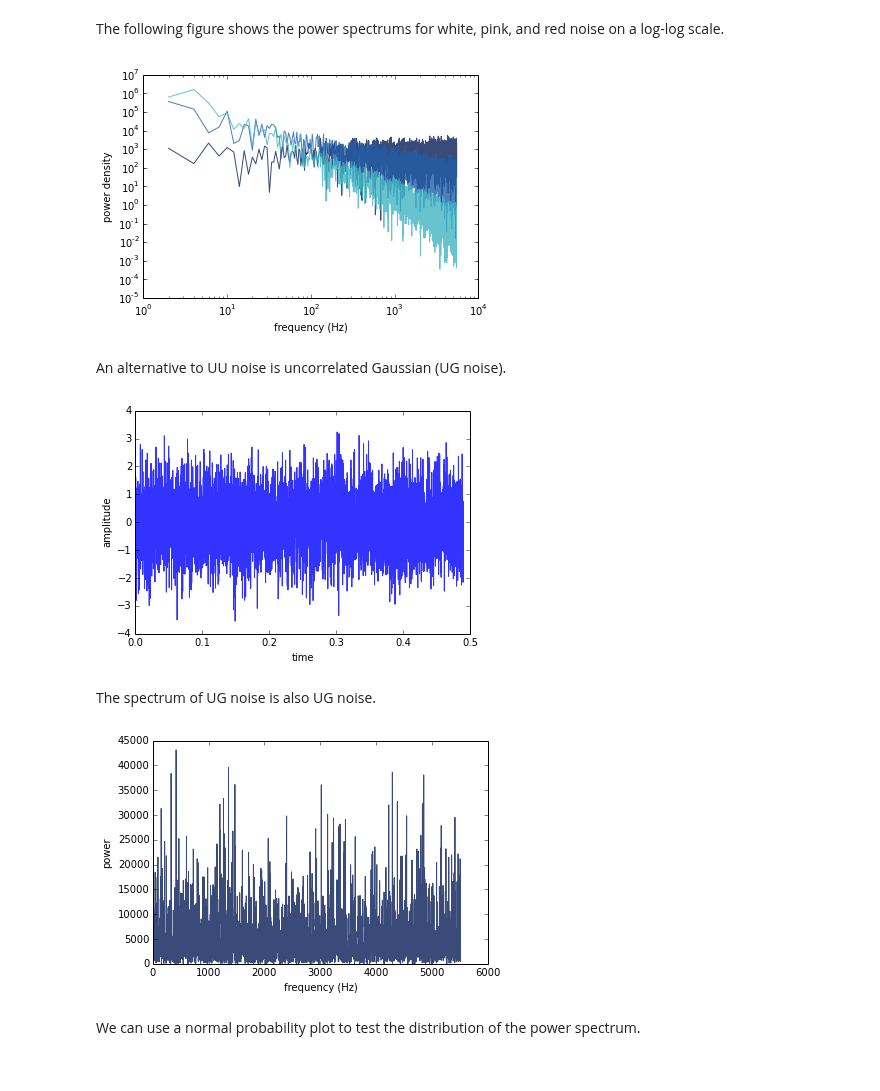
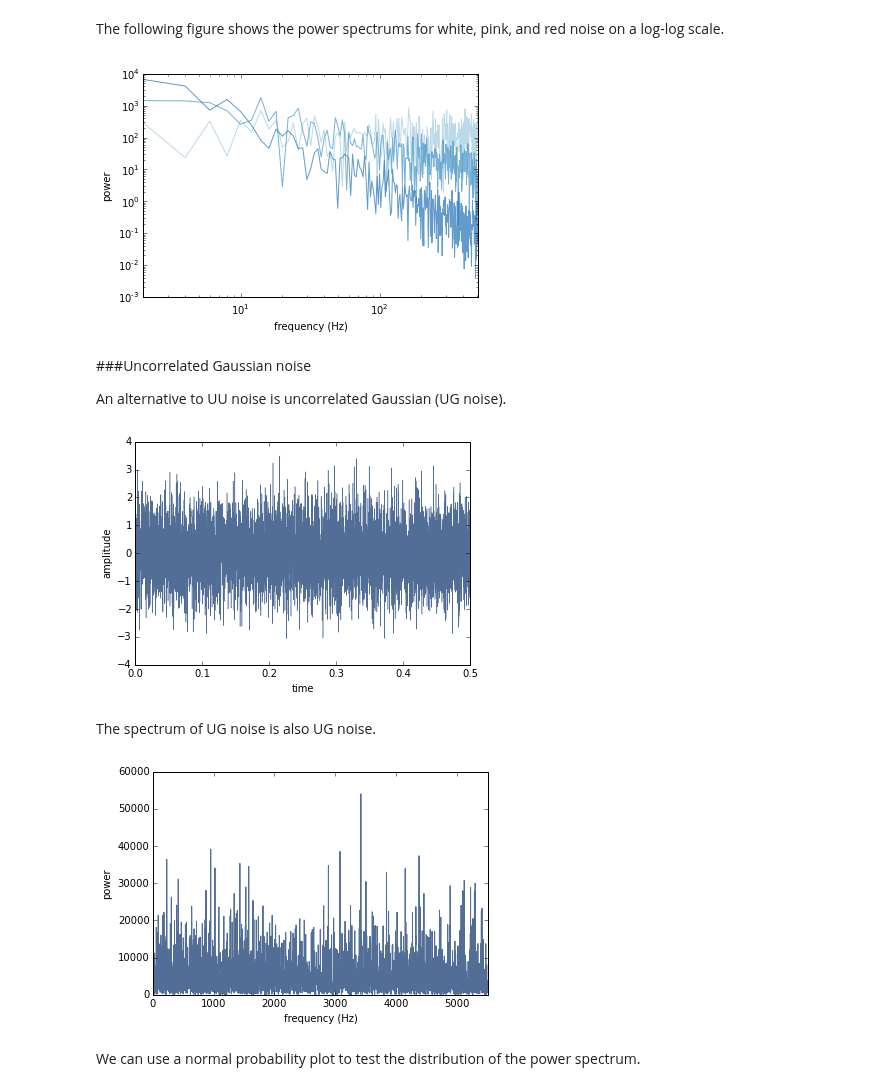
Before and after one commit to AllenDowney/ThinkDSP, a Jupyter notebook: code/chap04.ipynb, the cells around one changed output. Saved outputs shown, nothing was run; the diff lists cells and outputs as text; code cells hidden in the pictures.

```diff
--- a/code/chap04.ipynb
+++ b/code/chap04.ipynb
@@ -148,32 +167,35 @@ wave.make_audio()
 # %% [markdown]
 The following figure shows the power spectrums for white, pink, and red noise on a log-log scale.
 # %%
-thinkplot.preplot(3)
-for beta in [0, 1, 2]:
+colors = ['#9ecae1', '#4292c6', '#2171b5']
+betas = [0, 1, 2]
+
+for beta, color in zip(betas, colors):
     signal = thinkdsp.PinkNoise(beta=beta)
-    wave = signal.make_wave(duration=0.5)
+    wave = signal.make_wave(duration=0.5, framerate=1024)
     spectrum = wave.make_spectrum()
-    spectrum.plot_power(linewidth=1)
+    spectrum.hs[0] = 0
+    spectrum.plot_power(linewidth=1, color=color)
 
 thinkplot.config(xlabel='frequency (Hz)',
-                 ylabel='power density',
+                 ylabel='power',
                  xscale='log',
                  yscale='log',
-                 ylim=[1e-5, 1e7],
-                 legend=False)
+                 xlim=[0, spectrum.fs[-1]])
 # %% [output]
-[figure, old version]
+[figure, new version]
 # %% [markdown]
+###Uncorrelated Gaussian noise
+
 An alternative to UU noise is uncorrelated Gaussian (UG noise).
 # %%
 signal = thinkdsp.UncorrelatedGaussianNoise()
-wave = signal.make_wave(duration=0.49, framerate=11025)
-wave.plot(linewidth=1)
+wave = signal.make_wave(duration=0.5, framerate=11025)
+wave.plot(linewidth=0.5)
 thinkplot.config(xlabel='time',
-                 ylabel='amplitude',
-                 legend=False)
+                 ylabel='amplitude')
 # %% [output]
-[figure, old version]
+[figure, new version]
 # %% [markdown]
 The spectrum of UG noise is also UG noise.
 # %%
@@ -181,9 +203,9 @@ spectrum = wave.make_spectrum()
 spectrum.plot_power(linewidth=1)
 thinkplot.config(xlabel='frequency (Hz)',
                  ylabel='power',
-                 legend=False)
+                 xlim=[0, spectrum.fs[-1]])
 # %% [output]
-[figure, old version]
+[figure, new version]
 # %% [markdown]
 We can use a normal probability plot to test the distribution of the power spectrum.
 # %%
```
Also changed, not shown: parts of 17 cells of this notebook, 1 other file.
